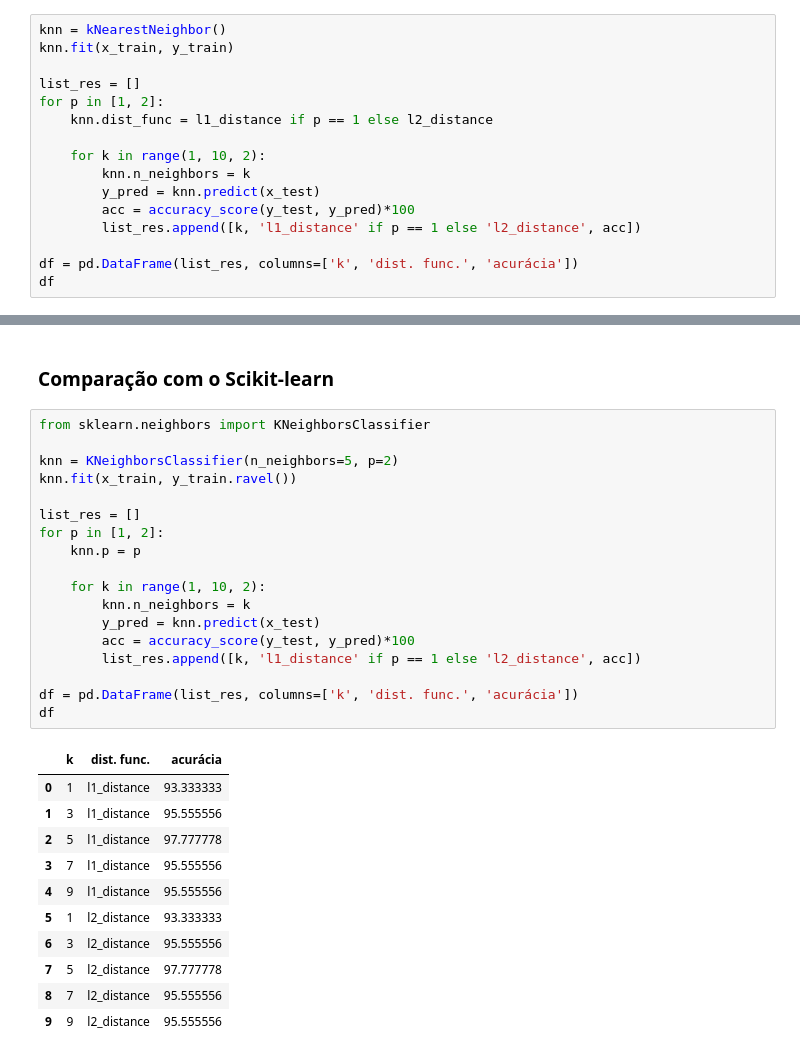
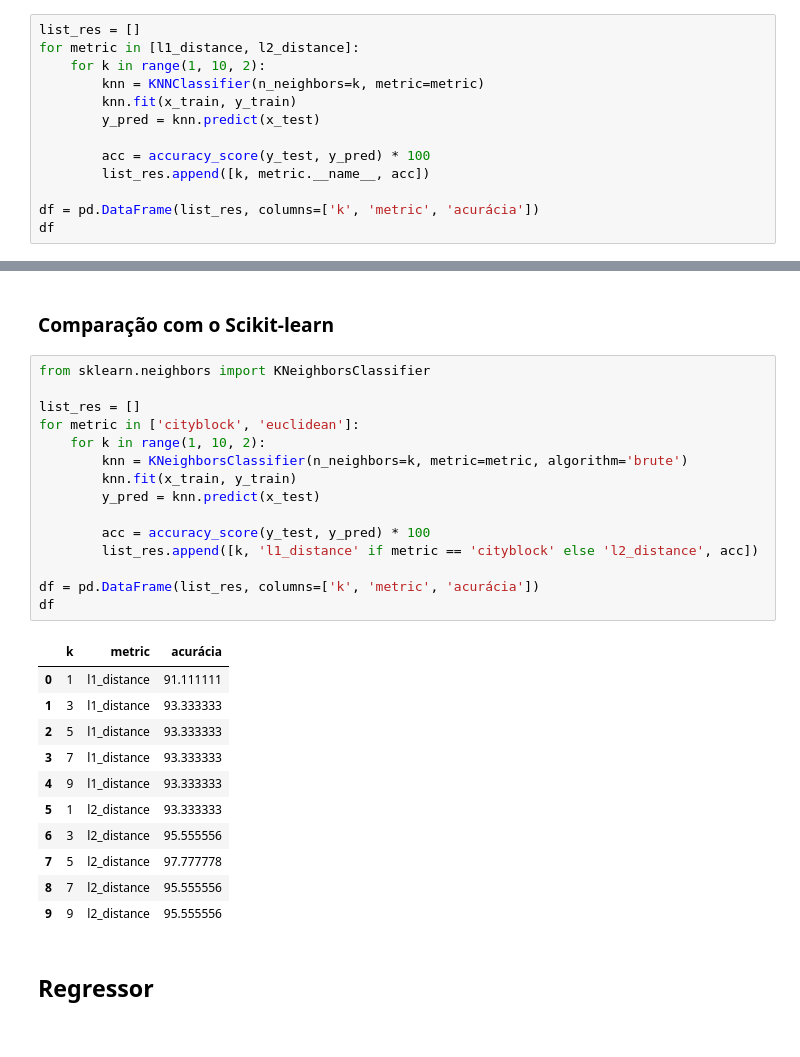
Before and after one commit to arnaldog12/Machine_Learning, a Jupyter notebook: KNN.ipynb, the cells around one changed output, grey strips where cells are left out. Cells and saved outputs as stored; diff of their text form.

```diff
--- a/KNN.ipynb
+++ b/KNN.ipynb
@@ -101,19 +149,16 @@ print('Acurácia: {:.2f}%'.format(accuracy_score(y_test, y_pred)*100))
 # %% [output]
 Acurácia: 93.33%
 # %%
-knn = kNearestNeighbor()
-knn.fit(x_train, y_train)
+list_res = []
+for metric in [l1_distance, l2_distance]:
+    for k in range(1, 10, 2):
+        knn = KNNClassifier(n_neighbors=k, metric=metric)
+        knn.fit(x_train, y_train)
+        y_pred = knn.predict(x_test)
 
-list_res = []
-for p in [1, 2]:
-    knn.dist_func = l1_distance if p == 1 else l2_distance
+        acc = accuracy_score(y_test, y_pred) * 100
+        list_res.append([k, metric.__name__, acc])
 
-    for k in range(1, 10, 2):
-        knn.n_neighbors = k
-        y_pred = knn.predict(x_test)
-        acc = accuracy_score(y_test, y_pred)*100
-        list_res.append([k, 'l1_distance' if p == 1 else 'l2_distance', acc])
-
-df = pd.DataFrame(list_res, columns=['k', 'dist. func.', 'acurácia'])
+df = pd.DataFrame(list_res, columns=['k', 'metric', 'acurácia'])
 df
 # %% [output]
@@ -133,30 +178,29 @@ df
 # %%
 from sklearn.neighbors import KNeighborsClassifier
 
-knn = KNeighborsClassifier(n_neighbors=5, p=2)
-knn.fit(x_train, y_train.ravel())
+list_res = []
+for metric in ['cityblock', 'euclidean']:
+    for k in range(1, 10, 2):
+        knn = KNeighborsClassifier(n_neighbors=k, metric=metric, algorithm='brute')
+        knn.fit(x_train, y_train)
+        y_pred = knn.predict(x_test)
 
-list_res = []
-for p in [1, 2]:
-    knn.p = p
+        acc = accuracy_score(y_test, y_pred) * 100
+        list_res.append([k, 'l1_distance' if metric == 'cityblock' else 'l2_distance', acc])
 
-    for k in range(1, 10, 2):
-        knn.n_neighbors = k
-        y_pred = knn.predict(x_test)
-        acc = accuracy_score(y_test, y_pred)*100
-        list_res.append([k, 'l1_distance' if p == 1 else 'l2_distance', acc])
-
-df = pd.DataFrame(list_res, columns=['k', 'dist. func.', 'acurácia'])
+df = pd.DataFrame(list_res, columns=['k', 'metric', 'acurácia'])
 df
 # %% [output]
-|  | k | dist. func. | acurácia |
-| 0 | 1 | l1_distance | 93.333333 |
-| 1 | 3 | l1_distance | 95.555556 |
-| 2 | 5 | l1_distance | 97.777778 |
-| 3 | 7 | l1_distance | 95.555556 |
-| 4 | 9 | l1_distance | 95.555556 |
+|  | k | metric | acurácia |
+| 0 | 1 | l1_distance | 91.111111 |
+| 1 | 3 | l1_distance | 93.333333 |
+| 2 | 5 | l1_distance | 93.333333 |
+| 3 | 7 | l1_distance | 93.333333 |
+| 4 | 9 | l1_distance | 93.333333 |
 | 5 | 1 | l2_distance | 93.333333 |
 | 6 | 3 | l2_distance | 95.555556 |
 | 7 | 5 | l2_distance | 97.777778 |
 | 8 | 7 | l2_distance | 95.555556 |
 | 9 | 9 | l2_distance | 95.555556 |
+# %% [markdown]
+## Regressor
```
Also changed, not shown: parts of 31 cells of this notebook.
